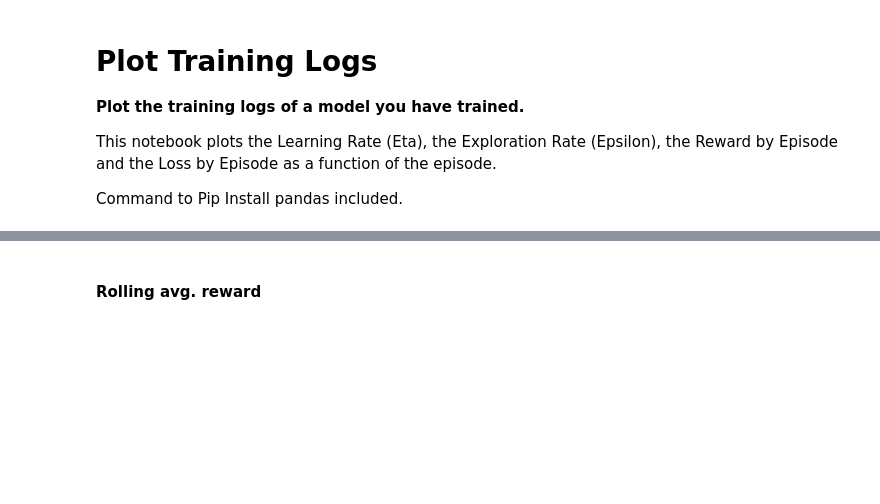
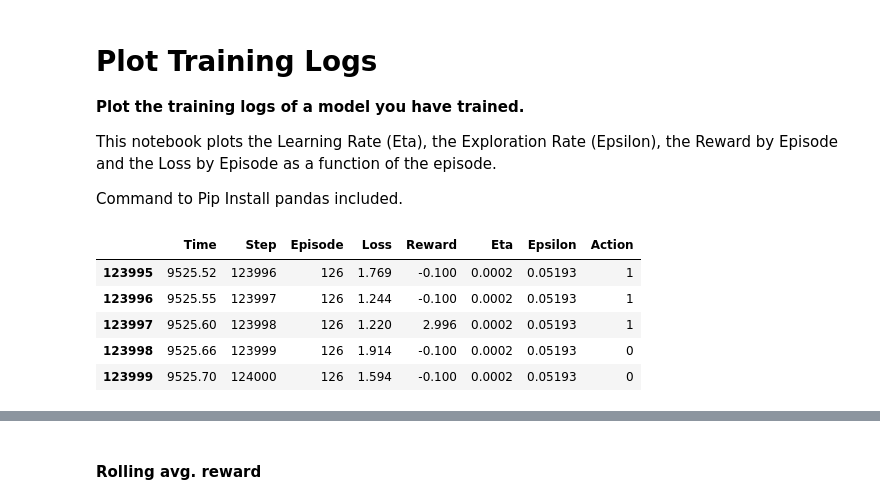
Before and after one commit to Rheyles/from-a-to-b-with-rl, a Jupyter notebook: notebooks/logs.ipynb, the cells around one changed output, grey strips where cells are left out. Drawn from its saved outputs; the diff is of its cells as text; code cells hidden in the pictures; blank space fills up the shorter version.

```diff
--- a/notebooks/logs.ipynb
+++ b/notebooks/logs.ipynb
@@ -13,9 +13,16 @@ import matplotlib.pyplot as plt
 import os
 # %%
 #Add path to model you have trained
-PATH = "../models/0610_0002_CarDQNAgent"
+PATH = "../models/0610_1228_CarDQNAgent"
 logs = pd.read_csv(os.path.join(PATH,"log.csv"))
 logs.tail()
+# %% [output]
+|  | Time | Step | Episode | Loss | Reward | Eta | Epsilon | Action |
+| 123995 | 9525.52 | 123996 | 126 | 1.769 | -0.100 | 0.0002 | 0.05193 | 1 |
+| 123996 | 9525.55 | 123997 | 126 | 1.244 | -0.100 | 0.0002 | 0.05193 | 1 |
+| 123997 | 9525.60 | 123998 | 126 | 1.220 | 2.996 | 0.0002 | 0.05193 | 1 |
+| 123998 | 9525.66 | 123999 | 126 | 1.914 | -0.100 | 0.0002 | 0.05193 | 0 |
+| 123999 | 9525.70 | 124000 | 126 | 1.594 | -0.100 | 0.0002 | 0.05193 | 0 |
 # %%
 logs_by_episode = logs.groupby('Episode').sum('Reward').reset_index()
 logs_by_episode.head()
```
Also changed, not shown: parts of 6 cells of this notebook, 7 other files.
